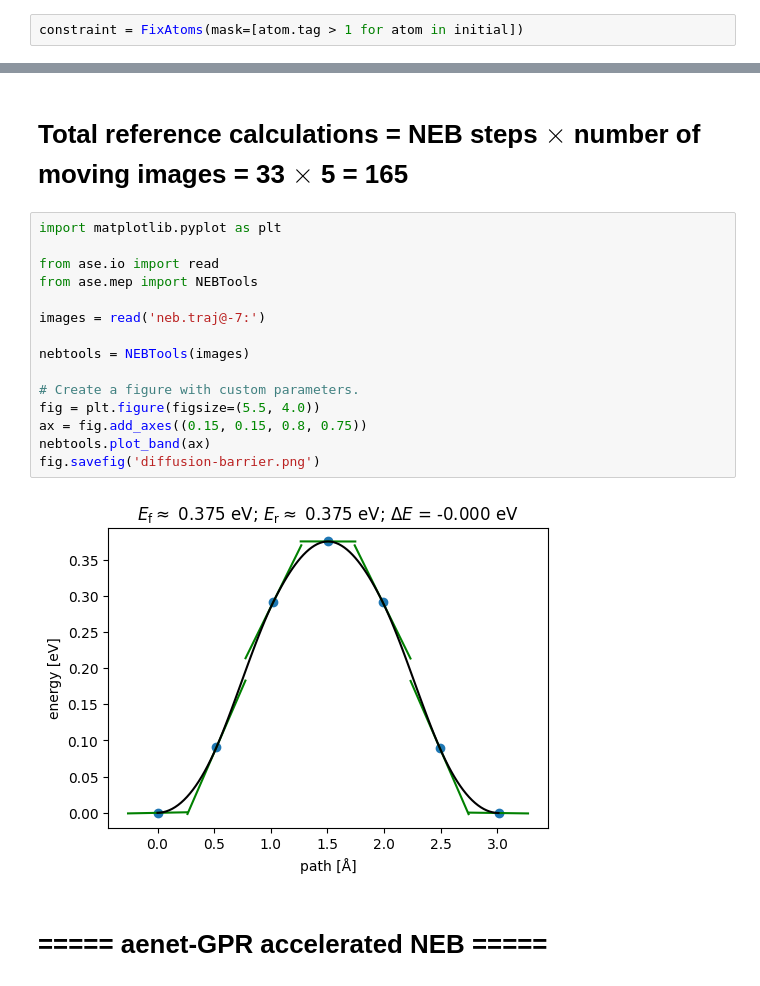
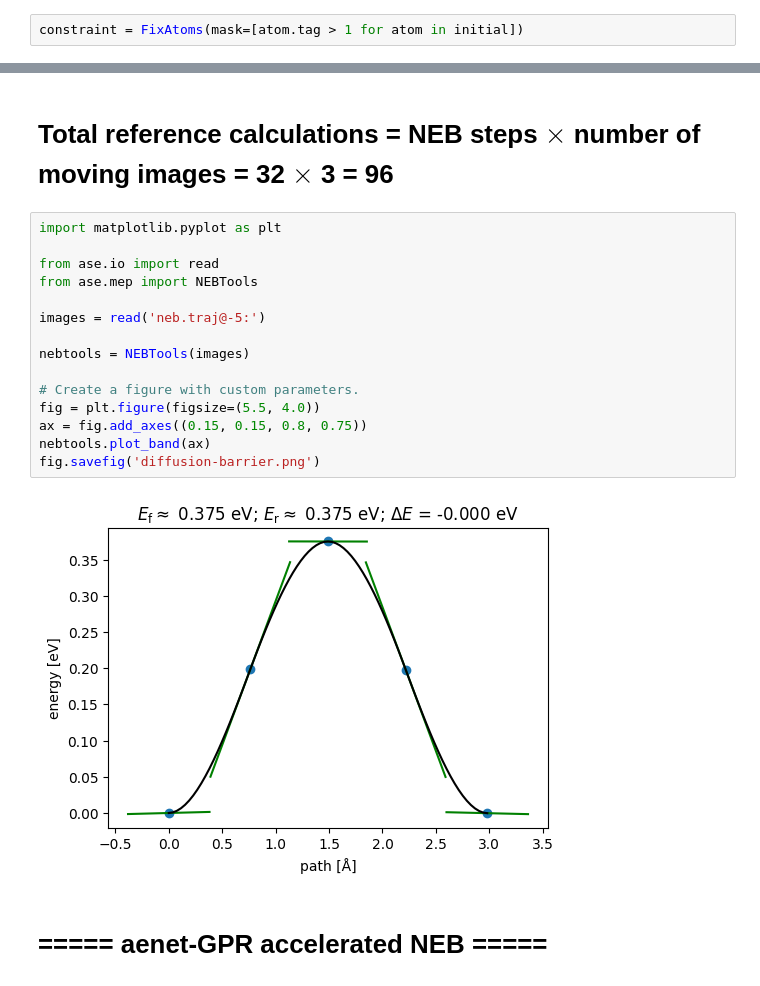
Before and after one commit to atomisticnet/aenet-gpr, a Jupyter notebook: tutorial/tutorial_python_GPR-NEB.ipynb, the cells around one changed output, grey strips where cells are left out. Drawn from its saved outputs; the diff is of its cells as text.

```diff
--- a/tutorial/tutorial_python_GPR-NEB.ipynb
+++ b/tutorial/tutorial_python_GPR-NEB.ipynb
@@ -140,23 +140,23 @@ FIRE:   32 00:31:38        3.689710        0.046336
 True
 # %% [markdown]
-# Total reference calculations = NEB steps $\times$ number of moving images = 33 $\times$ 5 = 165
+# Total reference calculations = NEB steps $\times$ number of moving images = 32 $\times$ 3 = 96
 # %%
 import matplotlib.pyplot as plt
 
 from ase.io import read
 from ase.mep import NEBTools
 
-images = read('neb.traj@-7:')
+images = read('neb.traj@-5:')
 
 nebtools = NEBTools(images)
 
 # Create a figure with custom parameters.
 fig = plt.figure(figsize=(5.5, 4.0))
 ax = fig.add_axes((0.15, 0.15, 0.8, 0.75))
 nebtools.plot_band(ax)
 fig.savefig('diffusion-barrier.png')
 # %% [output]
-[figure, old version]
+[figure, new version]
 # %% [markdown]
 # ===== aenet-GPR accelerated NEB =====
 # %% [markdown]
```
Also changed, not shown: parts of 10 cells of this notebook.
